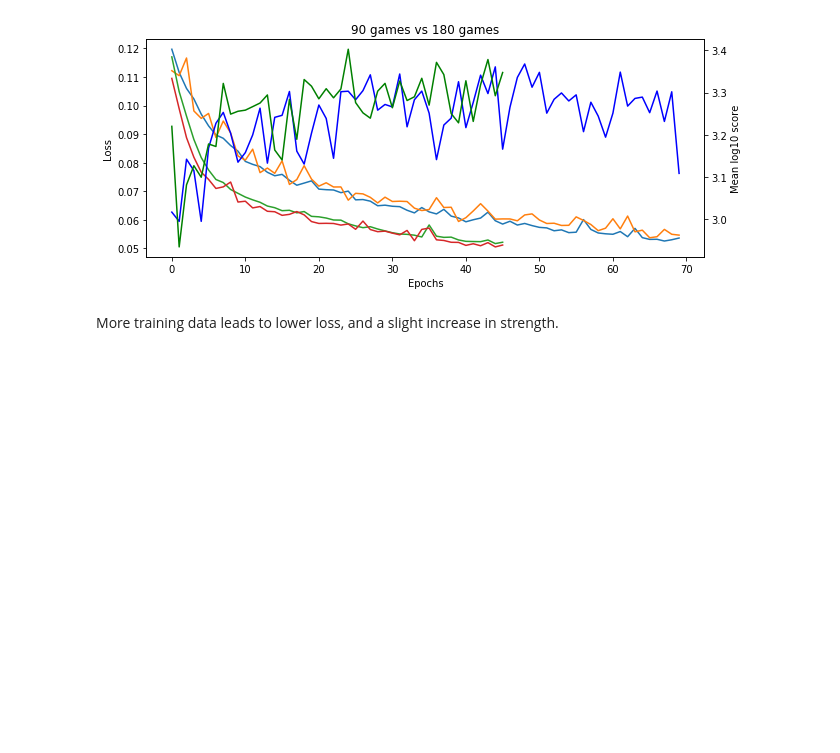
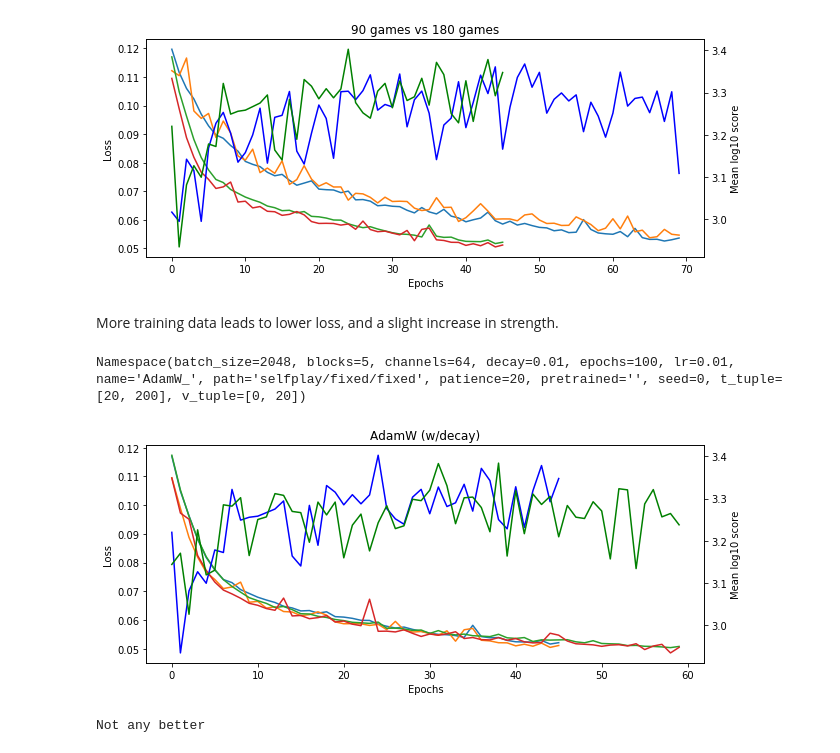
Before and after one commit to fqjin/2048NN, a Jupyter notebook: notebooks/training_logs.ipynb, the cells around one changed output. Saved outputs shown, nothing was run; the diff lists cells and outputs as text; code cells hidden in the pictures; blank space fills up the shorter version.

```diff
--- a/notebooks/training_logs.ipynb
+++ b/notebooks/training_logs.ipynb
@@ -361,3 +361,33 @@ Namespace(batch_size=2048, blocks=5, channels=64, decay=0.0, epochs=100, lr=0.01
 [figure]
 # %% [markdown]
 More training data leads to lower loss, and a slight increase in strength.
+# %%
+logs0 = np.load('20200121/20_200_c64b5_p20_bs2048lr0.01d0.0_s0.npz', allow_pickle=True)
+logs1 = np.load('20200121/AdamW_20_200_c64b5_p20_bs2048lr0.01d0.01_s0.npz', allow_pickle=True)
+print(logs1['params'])
+t_loss0 = logs0['t_loss']
+v_loss0 = logs0['v_loss']
+scores0 = logs0['log_scores']
+t_loss1 = logs1['t_loss']
+v_loss1 = logs1['v_loss']
+scores1 = logs1['log_scores']
+epochs = np.arange(len(t_loss0))
+epochs1 = np.arange(len(t_loss1))
+
+fig, ax1 = plt.subplots(figsize=(10, 4))
+ax2 = ax1.twinx()
+ax1.plot(epochs, t_loss0, epochs, v_loss0)
+ax1.plot(epochs1, t_loss1, epochs1, v_loss1)
+ax1.set_xlabel('Epochs')
+ax1.set_ylabel('Loss')
+ax2.plot(epochs, scores0, color='b')
+ax2.plot(epochs1, scores1, color='g')
+ax2.set_xlabel('Epochs')
+ax2.set_ylabel('Mean log10 score')
+plt.title('AdamW (w/decay)')
+plt.show()
+print('Not any better')
+# %% [output]
+Namespace(batch_size=2048, blocks=5, channels=64, decay=0.01, epochs=100, lr=0.01, name='AdamW_', path='selfplay/fixed/fixed', patience=20, pretrained='', seed=0, t_tuple=[20, 200], v_tuple=[0, 20])
+[figure, added]
+Not any better
```
Also changed, not shown: parts of 4 cells of this notebook, 2 other files.
